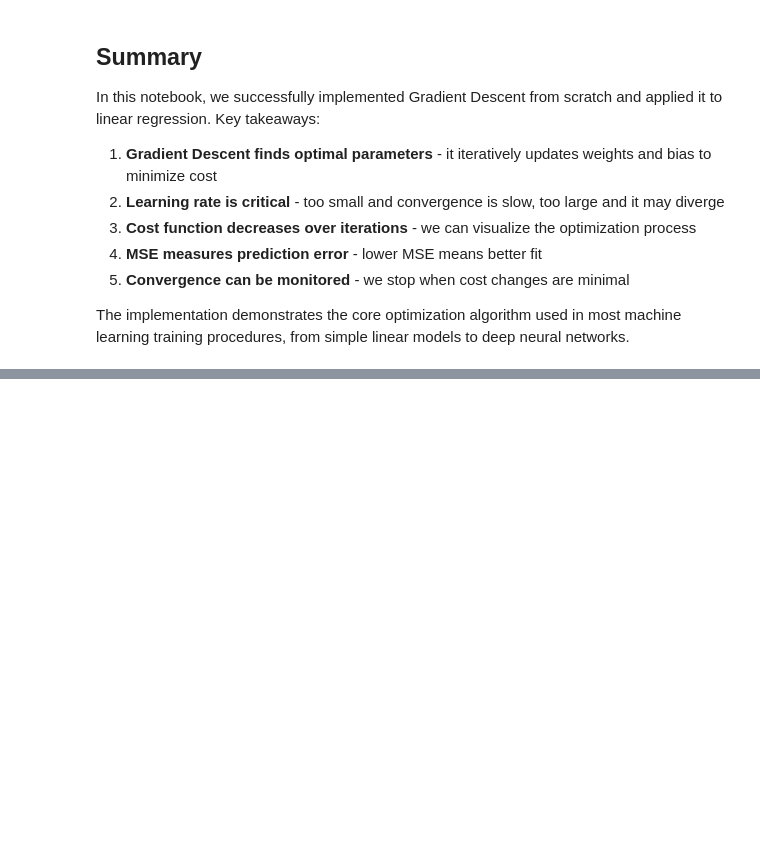
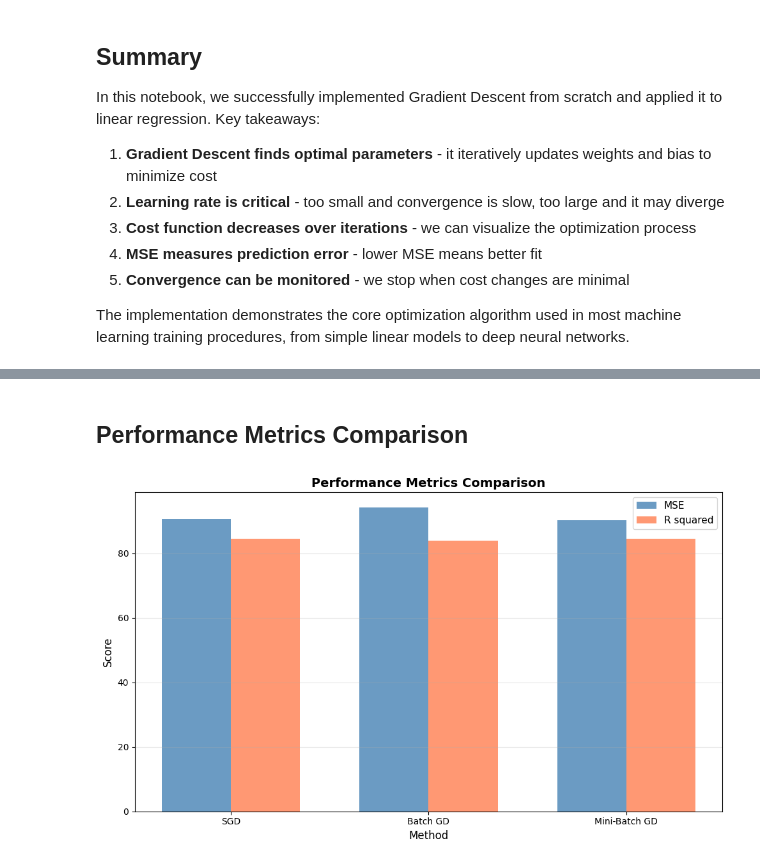
Before and after one commit to Artificial-Intelligence-UC-Irvine/ML101-Code-Examples, a Jupyter notebook: week5_gradien_descent/gradient-descent/master.ipynb, the cells around one changed output, grey strips where cells are left out. Saved outputs shown, nothing was run; the diff lists cells and outputs as text; code cells hidden in the pictures; blank space fills up the shorter version.

```diff
--- a/week5_gradien_descent/gradient-descent/master.ipynb
+++ b/week5_gradien_descent/gradient-descent/master.ipynb
@@ -227,0 +441,24 @@ The implementation demonstrates the core optimization algorithm used in most mac
+# %% [markdown]
+## Performance Metrics Comparison
+# %%
+plt.figure(figsize=(10, 6))
+methods = ['SGD', 'Batch GD', 'Mini-Batch GD']
+mse_scores = [mse_sgd, mse_batch, mse_minibatch]
+r2_scores = [r2_sgd, r2_batch, r2_minibatch]
+
+x_pos = np.arange(len(methods))
+width = 0.35
+
+plt.bar(x_pos - width/2, mse_scores, width, label='MSE', alpha=0.8, color='steelblue')
+plt.bar(x_pos + width/2, [r*100 for r in r2_scores], width, label='R squared', alpha=0.8, color='coral')
+
+plt.xlabel('Method', fontsize=12)
+plt.ylabel('Score', fontsize=12)
+plt.title('Performance Metrics Comparison', fontsize=14, fontweight='bold')
+plt.xticks(x_pos, methods)
+plt.legend(fontsize=11)
+plt.grid(True, alpha=0.3, axis='y')
+plt.tight_layout()
+plt.show()
+# %% [output]
+[figure, added]
```
Also changed, not shown: parts of 16 cells of this notebook, 3 other files.
